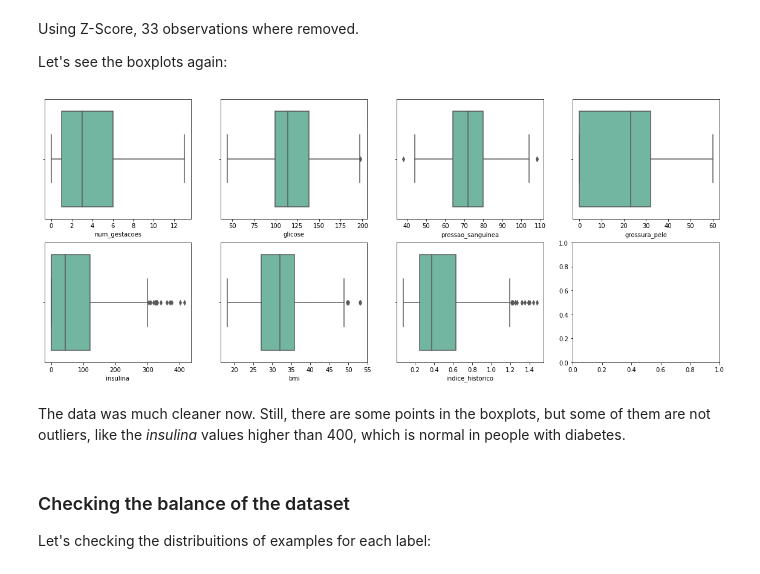
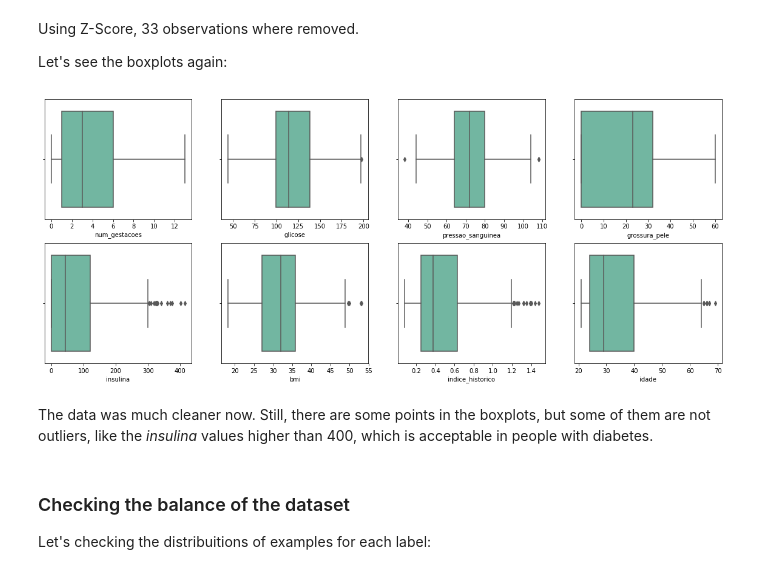
Before and after one commit to cpatrickalves/kaggle-diabetes-prediction, a Jupyter notebook: kernel.ipynb, the cells around one changed output. Saved outputs shown, nothing was run; the diff lists cells and outputs as text; code cells hidden in the pictures.

```diff
--- a/kernel.ipynb
+++ b/kernel.ipynb
@@ -104,6 +107,7 @@ Let's see the number of the ocurrences of zero values for each of the columns:
 # %%
 # Compute the number of occurrences of a zero value
-for c in ['glicose', 'pressao_sanguinea', 'bmi']:
+features = ['num_gestacoes', 'glicose', 'pressao_sanguinea', 'grossura_pele', 'insulina', 'bmi', 'indice_historico', 'idade']
+for c in features:
     counter = len(data[data[c] == 0])
     print('{} - {}'.format(c, counter))
 # %% [output]
@@ -115,9 +126,10 @@ Let's remove these observations of our data.
 # %%
 # Removing observations with zero value
+data_cleaned = data.copy()
 for c in ['glicose', 'pressao_sanguinea', 'bmi']:
-    data = data[data[c] != 0]
+    data_cleaned = data_cleaned[data_cleaned[c] != 0]
 
-data.shape
+data_cleaned.shape
 # %% [output]
 (564, 10)
 # %% [markdown]
@@ -146,8 +158,8 @@ First, we'll use a set of boxplots, one for each column.
 fig, axes = plt.subplots(2,4, figsize=(20,8))
 
 x,y = 0,0
-for i, column in enumerate(data.columns[1:-2]):
-    sns.boxplot(x=data[column], ax=axes[x,y])
+for i, column in enumerate(data_cleaned.columns[1:-1]):
+    sns.boxplot(x=data_cleaned[column], ax=axes[x,y])
     if i < 3:
         y += 1
     elif i == 3:
@@ -169,11 +181,12 @@ The Z-score is the signed number of standard deviations by which the value of an
 Let's use Z-score function defined in scipy library to detect the outliers:
 # %%
 # Compute the Z-Score for each columns
-data_cleaned = data.copy()
-z = np.abs(stats.zscore(data))
+
+print(data_cleaned.shape)
+
+z = np.abs(stats.zscore(data_cleaned))
 data_cleaned = data_cleaned[(z < 3).all(axis=1)]
 
-print(data.shape)
 print(data_cleaned.shape)
 # %% [output]
 (564, 10)
@@ -185,20 +198,20 @@ Let's see the boxplots again:
 # %%
 fig, axes = plt.subplots(2,4, figsize=(20,8))
 
 x,y = 0,0
-for i, column in enumerate(data_cleaned.columns[1:-2]):
+for i, column in enumerate(data_cleaned.columns[1:-1]):
     sns.boxplot(x=data_cleaned[column], ax=axes[x,y], palette="Set2")
     if i < 3:
         y += 1
     elif i == 3:
         x = 1
         y = 0
     else:
         y += 1
 # %% [output]
-[figure, old version]
+[figure, new version]
 # %% [markdown]
-The data was much cleaner now. Still, there are some points in the boxplots, but some of them are not outliers, like the *insulina* values higher than 400, which is normal in people with diabetes.
+The data was much cleaner now. Still, there are some points in the boxplots, but some of them are not outliers, like the *insulina* values higher than 400, which is acceptable in people with diabetes.
 # %% [markdown]
 ### Checking the balance of the dataset
 
```
Also changed, not shown: parts of 26 cells of this notebook, 2 other files.
